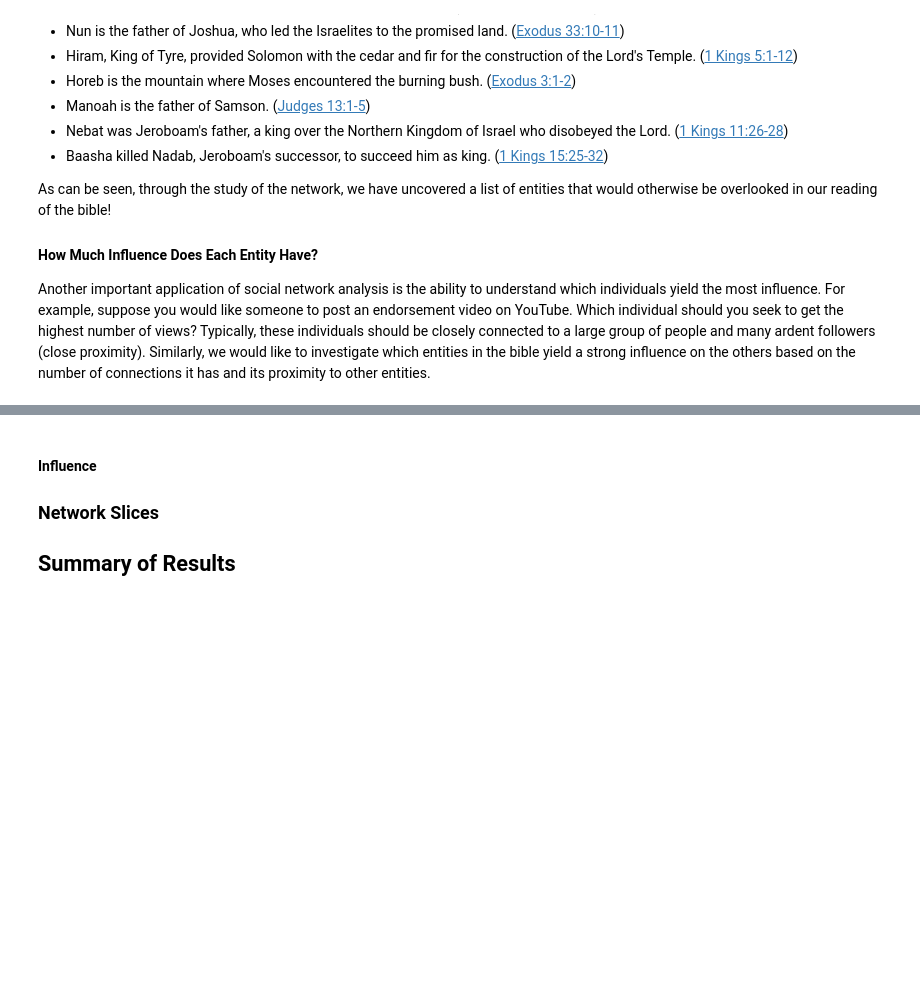
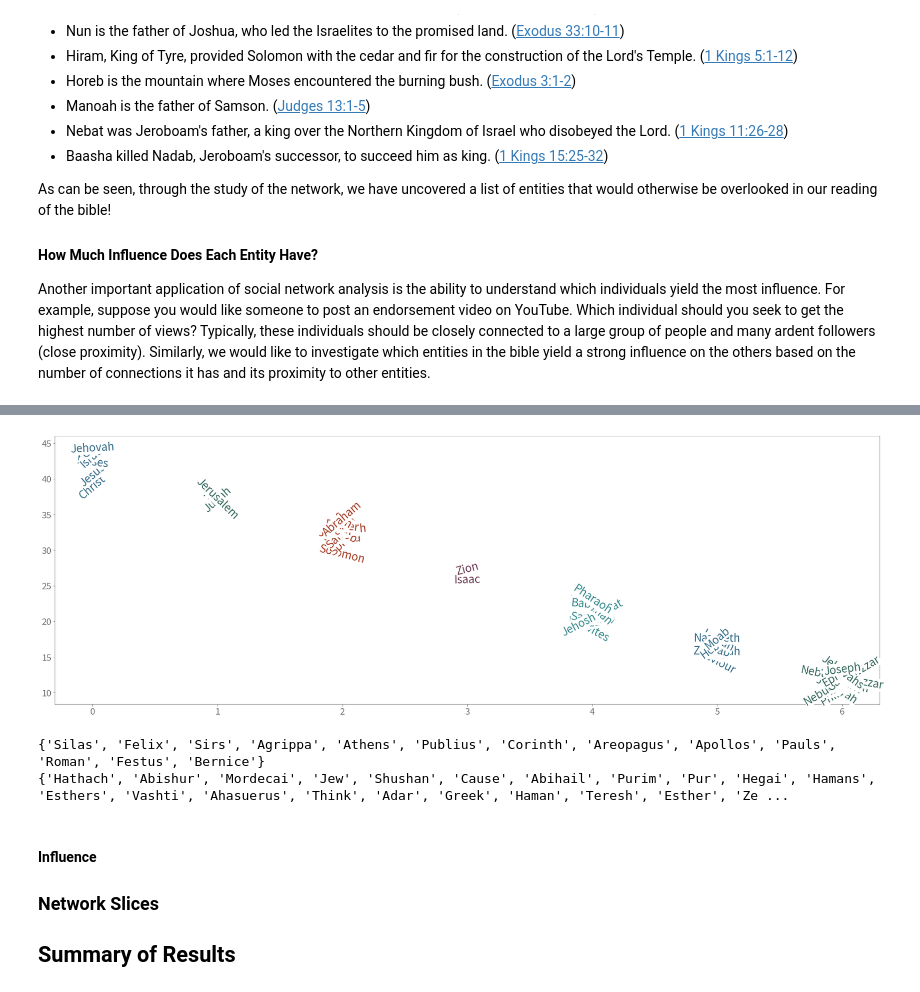
Before and after one commit to lemuelkumarga/bible-network, a Jupyter notebook: main.ipynb, the cells around one changed output, grey strips where cells are left out. Saved outputs shown, nothing was run; the diff lists cells and outputs as text; code cells hidden in the pictures; blank space fills up the shorter version.

Commit message:
Clustering Influence

```diff
--- a/main.ipynb
+++ b/main.ipynb
@@ -966,8 +916,68 @@ plt.show()
+# %%
+# We assume that for evey 50 distances, the chances of information being passed on gets reduced
+# by 50%
+half_life = 50
+inf_decay = math.log(2) / half_life
+'''
+influence = {}
+for k, v in proximity_to.items():
+    influence[k] = sum(math.exp(-1. * inf_decay * v1) for _, v1 in v.items())
+'''
+from sklearn.cluster import MeanShift, estimate_bandwidth
+plt.figure(figsize=(30,10))
+
+#https://stackoverflow.com/questions/35094454/how-would-one-use-kernel-density-estimation-as-a-1d-clustering-method-in-scikit
+sorted_influence = sorted(influence.items(),key=operator.itemgetter(1))
+sorted_inf = np.array(sorted_influence)
+from sklearn.neighbors.kde import KernelDensity
+a = np.array([v for _,v in sorted_influence]).reshape(-1, 1)
+kde = KernelDensity(kernel='gaussian').fit(a)
+s = np.linspace(0,50)
+e = kde.score_samples(s.reshape(-1,1))
+#plt.plot(s, e)
+from scipy.signal import argrelextrema
+mi, ma = argrelextrema(e, np.less)[0], argrelextrema(e, np.greater)[0]
+grp = []
+grp.append([sorted_influence[i][0] for i in range(len(sorted_inf)) if (a > mi[6])[i]])
+grp.append([sorted_influence[i][0] for i in range(len(sorted_inf)) if ((a <= mi[6]) * (a > mi[5]))[i]])
+grp.append([sorted_influence[i][0] for i in range(len(sorted_inf)) if ((a <= mi[5]) * (a > mi[4]))[i]])
+grp.append([sorted_influence[i][0] for i in range(len(sorted_inf)) if ((a <= mi[4]) * (a > mi[3]))[i]])
+grp.append([sorted_influence[i][0] for i in range(len(sorted_inf)) if ((a <= mi[3]) * (a > mi[2]))[i]])
+grp.append([sorted_influence[i][0] for i in range(len(sorted_inf)) if ((a <= mi[2]) * (a > mi[1]))[i]])
+grp.append([sorted_influence[i][0] for i in range(len(sorted_inf)) if ((a <= mi[1]) * (a > mi[0]))[i]])
+
+#plt.hist([math.log(v) for v in influence.values()])
+
+i = 0
+c = 0
+for gg in grp:
+    for g in gg:
+        plt.plot(c,influence[g])
+        bg_color = _d.bg_color
+        color = _d.get_color(c)
+
+        plt.text(c,influence[g],g,
+                 size = 25,
+                 rotation = (random.random() - 0.5) * 90.,
+                 ha='center',va='center',
+                 bbox={'facecolor': bg_color,'edgecolor':'none','pad': 1},
+                 color=color)
+
+        i += 1
+    c += 1
+
+
+plt.show()
+# %% [output]
+[figure, added]
 # %%
-comp = nx.algorithms.community.asyn_lpa_communities(G.subgraph(n for n, _ in sorted_vertices[:3000]), weight="weight")
+comp = nx.algorithms.community.asyn_lpa_communities(G.subgraph(n for n, _ in sorted_vertices[:2000]), weight="weight")
 for d in comp:
-    if len(d) < 10 and len(d) >= 5:
+    if len(d) < 30 and len(d) >= 10:
         print(d)
+# %% [output]
+{'Silas', 'Felix', 'Sirs', 'Agrippa', 'Athens', 'Publius', 'Corinth', 'Areopagus', 'Apollos', 'Pauls', 'Roman', 'Festus', 'Bernice'}
+{'Hathach', 'Abishur', 'Mordecai', 'Jew', 'Shushan', 'Cause', 'Abihail', 'Purim', 'Pur', 'Hegai', 'Hamans', 'Esthers', 'Vashti', 'Ahasuerus', 'Think', 'Adar', 'Greek', 'Haman', 'Teresh', 'Esther', 'Ze ...
 # %% [markdown]
 
 #### Influence
```
Also changed, not shown: parts of 3 cells of this notebook, 1 other file.
